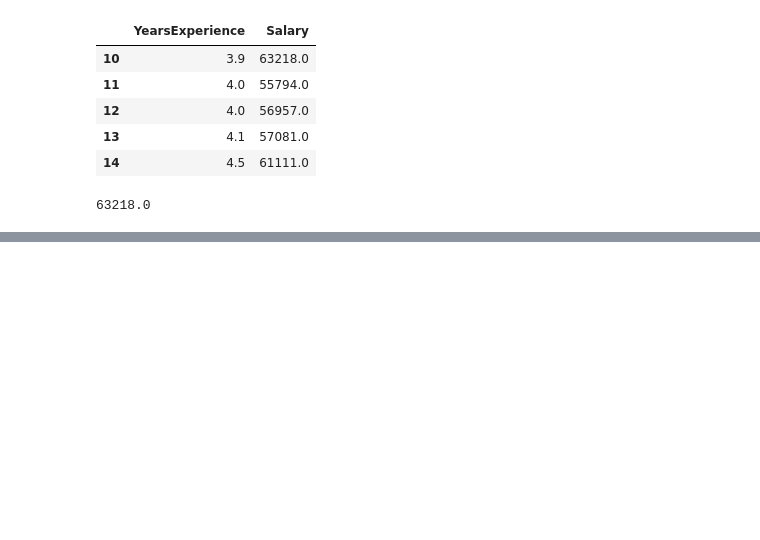
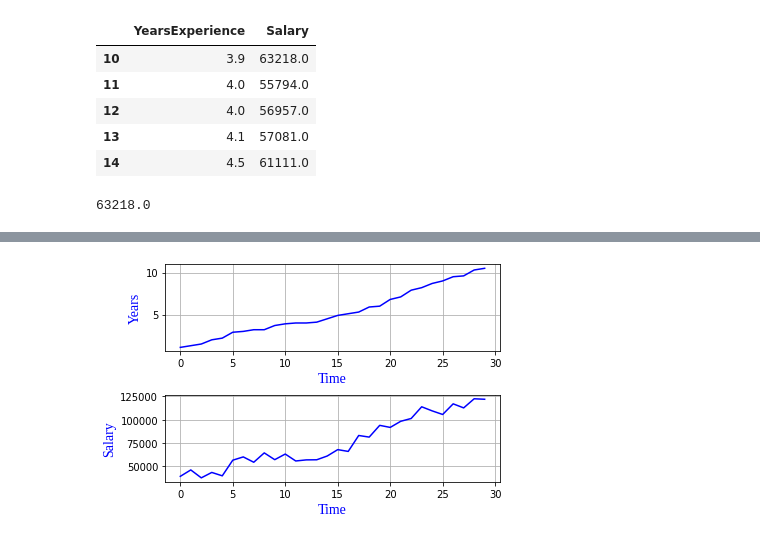
Before and after one commit to asheta66/Machine-Learning-2024, a Jupyter notebook: Simple Linear Regression/Data_Analysis_Using_Panda_2.ipynb, the cells around one changed output, grey strips where cells are left out. Cells and saved outputs as stored; diff of their text form; code cells hidden in the pictures; blank space fills up the shorter version.

```diff
--- a/Simple Linear Regression/Data_Analysis_Using_Panda_2.ipynb
+++ b/Simple Linear Regression/Data_Analysis_Using_Panda_2.ipynb
@@ -242,0 +265,19 @@ plt.show()
+# %%
+fig, (ax1, ax2) = plt.subplots(2, 1)
+# make a little extra space between the subplots
+fig.subplots_adjust(hspace=0.5)
+
+ax1.plot(df['YearsExperience'], '-b', label='YearsExperience')
+ax1.set_xlabel('Time', fontname= 'Liberation Serif', fontsize=14, color='b')
+ax1.set_ylabel('Years', fontname= 'Liberation Serif', fontsize=14, color='b')
+ax1.grid(True)
+
+
+ax2.plot(df['Salary'], '-b', label='Salary')
+ax2.set_xlabel('Time', fontname= 'Liberation Serif', fontsize=14, color='b')
+ax2.set_ylabel('Salary', fontname= 'Liberation Serif', fontsize=14, color='b')
+ax2.grid(True)
+
+plt.show()
+# %% [output]
+[figure, added]
```
Also changed, not shown: parts of 19 cells of this notebook.
